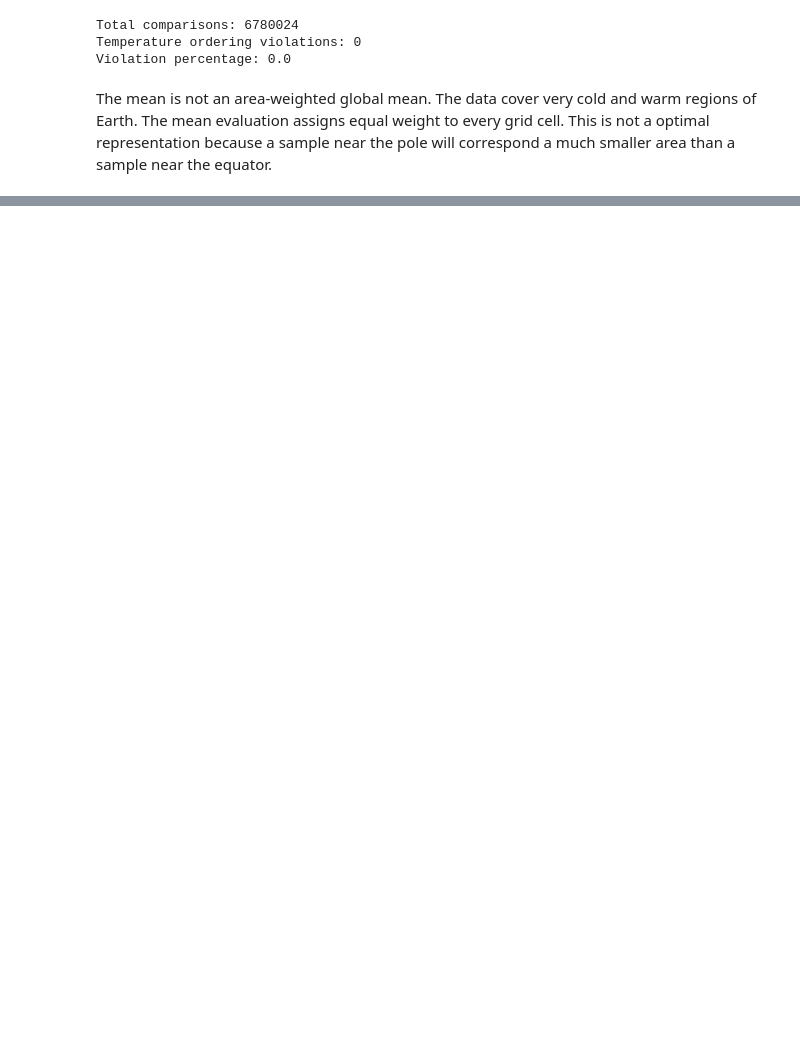
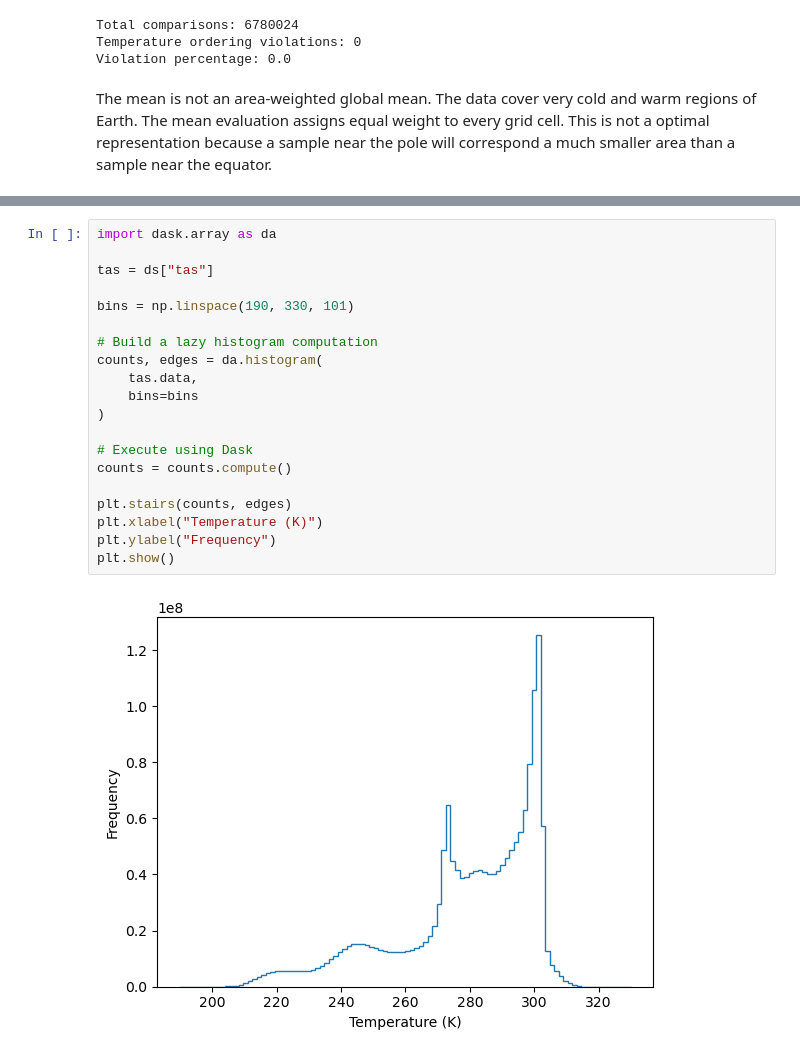
Before and after one commit to riteshbachhar/ClimX, a Jupyter notebook: notebooks/02_data_quality.ipynb, the cells around one changed output, grey strips where cells are left out. Cells and saved outputs as stored; diff of their text form; blank space fills up the shorter version.

```diff
--- a/notebooks/02_data_quality.ipynb
+++ b/notebooks/02_data_quality.ipynb
@@ -139,0 +231,22 @@ summary_stats(ds, forcings)
+# %%
+import dask.array as da
+
+tas = ds["tas"]
+
+bins = np.linspace(190, 330, 101)
+
+# Build a lazy histogram computation
+counts, edges = da.histogram(
+    tas.data,
+    bins=bins
+)
+
+# Execute using Dask
+counts = counts.compute()
+
+plt.stairs(counts, edges)
+plt.xlabel("Temperature (K)")
+plt.ylabel("Frequency")
+plt.show()
+# %% [output]
+[figure, added]
```
Also changed, not shown: parts of 13 cells of this notebook.
